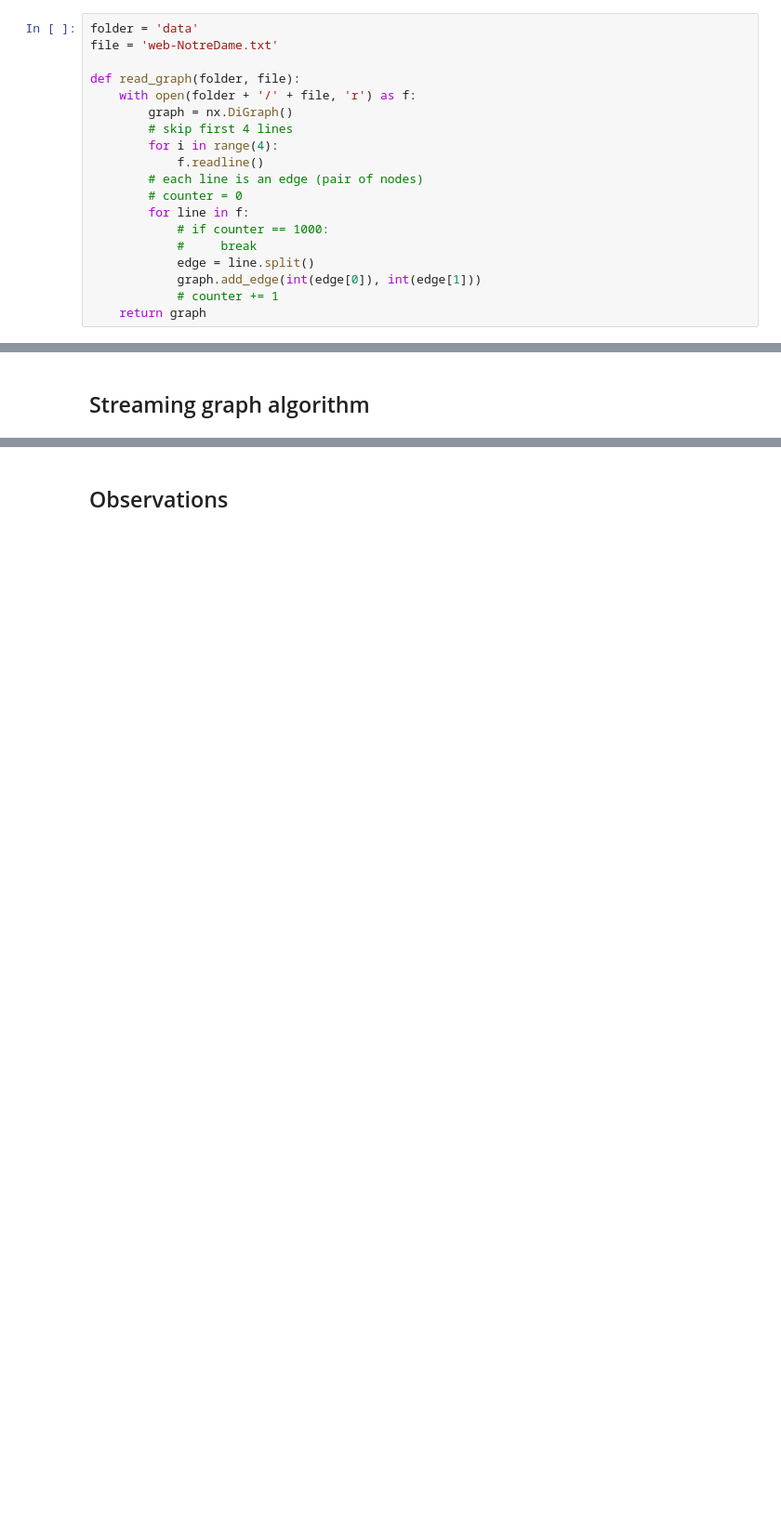
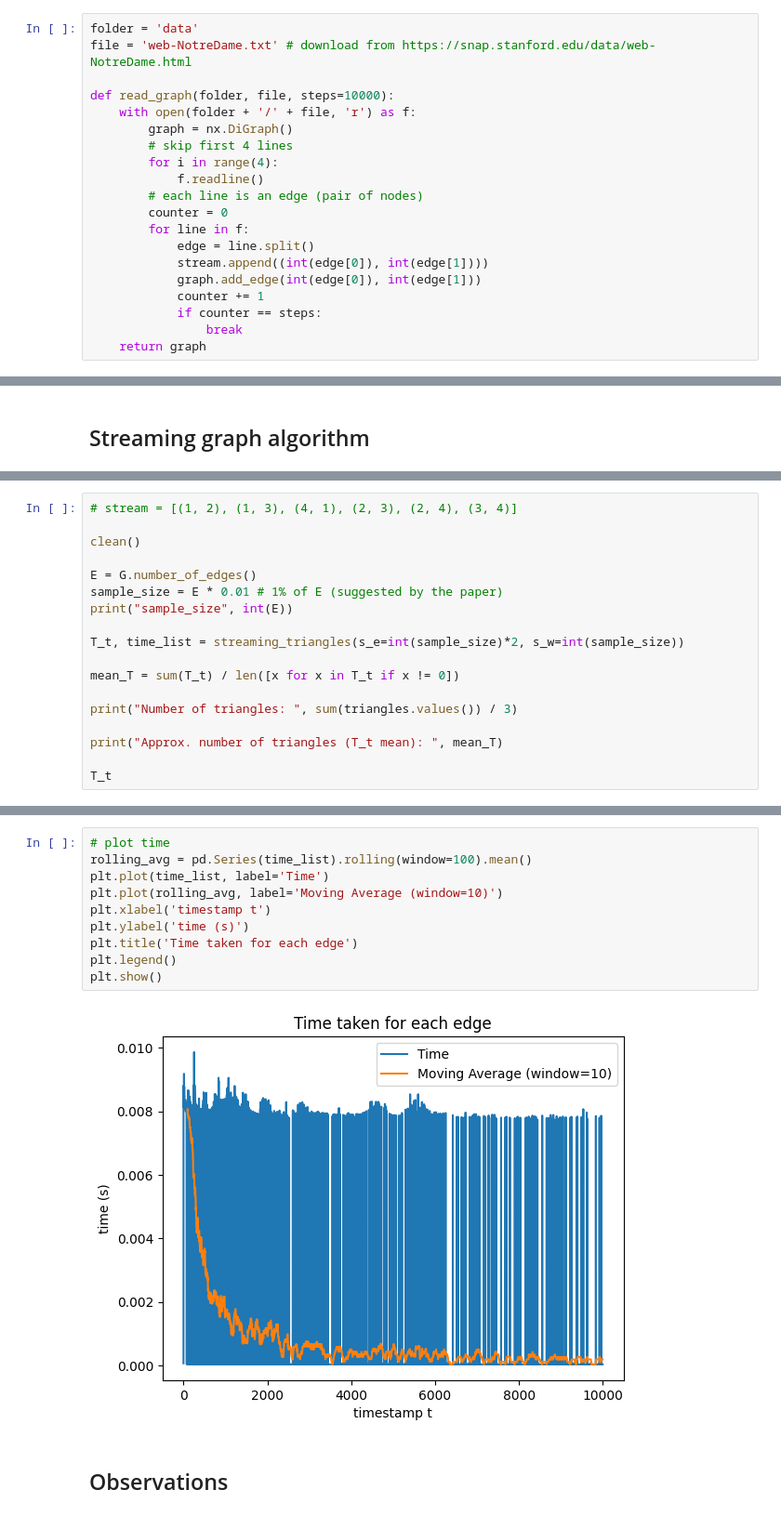
Before and after one commit to matteocirca/data-mining-course-kth-2023, a Jupyter notebook: hw3/hw3.ipynb, the cells around one changed output, grey strips where cells are left out. Shown: that part at 93% size. Cells and saved outputs as stored; diff of their text form; blank space fills up the shorter version.

```diff
--- a/hw3/hw3.ipynb
+++ b/hw3/hw3.ipynb
@@ -11,21 +15,22 @@ We chose the Google web graph at https://snap.stanford.edu/data/web-Google.html.
 # %%
 folder = 'data'
-file = 'web-NotreDame.txt'
+file = 'web-NotreDame.txt' # download from https://snap.stanford.edu/data/web-NotreDame.html
 
-def read_graph(folder, file):
+def read_graph(folder, file, steps=10000):
     with open(folder + '/' + file, 'r') as f:
         graph = nx.DiGraph()
         # skip first 4 lines
         for i in range(4):
             f.readline()
         # each line is an edge (pair of nodes)
-        # counter = 0
+        counter = 0
         for line in f:
-            # if counter == 1000:
-            #     break
             edge = line.split()
+            stream.append((int(edge[0]), int(edge[1])))
             graph.add_edge(int(edge[0]), int(edge[1]))
-            # counter += 1
+            counter += 1
+            if counter == steps:
+                break
     return graph
 # %%
 G = read_graph(folder, file)
@@ -205,0 +184,18 @@ tot_wedges 8
+# %%
+# stream = [(1, 2), (1, 3), (4, 1), (2, 3), (2, 4), (3, 4)]
+
+clean()
+
+E = G.number_of_edges()
+sample_size = E * 0.01 # 1% of E (suggested by the paper)
+print("sample_size", int(E))
+
+T_t, time_list = streaming_triangles(s_e=int(sample_size)*2, s_w=int(sample_size))
+
+mean_T = sum(T_t) / len([x for x in T_t if x != 0])
+
+print("Number of triangles: ", sum(triangles.values()) / 3)
+
+print("Approx. number of triangles (T_t mean): ", mean_T)
+
+T_t
@@ -206,2 +223,14 @@ tot_wedges 8
+# %%
+# plot time
+rolling_avg = pd.Series(time_list).rolling(window=100).mean()
+plt.plot(time_list, label='Time')
+plt.plot(rolling_avg, label='Moving Average (window=10)')
+plt.xlabel('timestamp t')
+plt.ylabel('time (s)')
+plt.title('Time taken for each edge')
+plt.legend()
+plt.show()
+# %% [output]
+[figure, added]
 # %% [markdown]
 ## Observations
```
Also changed, not shown: parts of 17 cells of this notebook.
